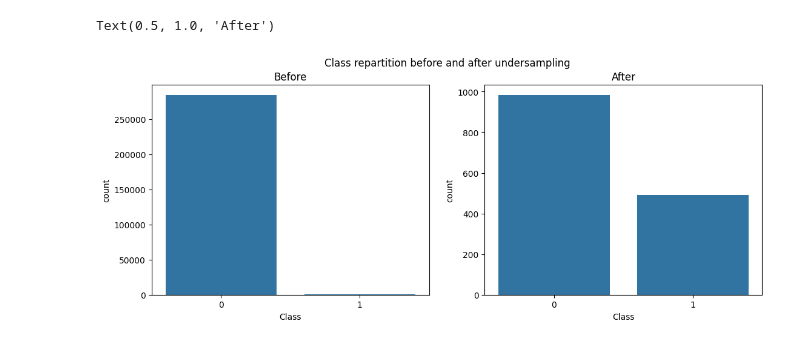
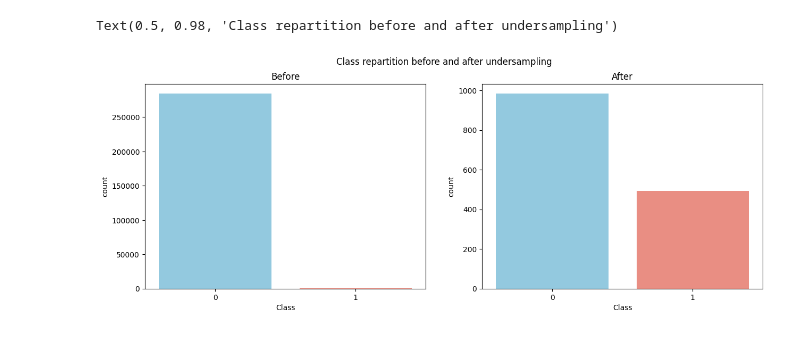
Before and after one commit to hoangggggggggggggg/Fraud-detection-by-SVC-model, a Jupyter notebook: code.ipynb, the cells around one changed output. Saved outputs shown, nothing was run; the diff lists cells and outputs as text; code cells hidden in the pictures.

```diff
--- a/code.ipynb
+++ b/code.ipynb
@@ -4,5 +5,5 @@ import numpy as np
 import matplotlib.pyplot as plt
 import seaborn as sns
 # %%
-credit_card_data = pd.read_csv("C:\\Users\\laptop\\Downloads\\archive_fraud\\creditcard.csv")
-credit_card_data.head()
+#read file csv
+credit_card_data = pd.read_csv("creditcard.csv")
@@ -46,30 +78,29 @@ credit_card_data = credit_card_data.drop("Time", axis=1)
 # %%
-import imblearn
 from imblearn.under_sampling import RandomUnderSampler
 
+# split column for feature and target
+X = credit_card_data.drop(columns=["Class"])
+Y = credit_card_data["Class"]
+# define undersample function
 undersample = RandomUnderSampler(sampling_strategy=0.5)
-cols = credit_card_data.columns.tolist()
-cols = [c for c in cols if c not in ["Class"]]
-target = "Class"
-#define X and Y
-X = credit_card_data[cols]
-Y = credit_card_data[target]
 # %%
-#undersample
+# undersample
 X_under, Y_under = undersample.fit_resample(X, Y)
-from pandas import DataFrame
-test = pd.DataFrame(Y_under, columns = ['Class'])
-#visualizing undersampling results
-fig, axs = plt.subplots(ncols=2, figsize=(13,4.5))
-sns.countplot(x="Class", data=credit_card_data, ax=axs[0])
-sns.countplot(x="Class", data=test, ax=axs[1])
+
+# visualize data distribution before and after undersampling
+df_under = pd.DataFrame({"Class": y_under})
+fig, axes = plt.subplots(1, 2, figsize=(15, 5))
+
+sns.countplot(x="Class", hue="Class", data=credit_card_data,
+              palette={0: "skyblue", 1: "salmon"}, legend=False, ax=axes[0])
+axes[0].set_title("Before")
+
+sns.countplot(x="Class", hue="Class", data=df_under,
+              palette={0: "skyblue", 1: "salmon"}, legend=False, ax=axes[1])
+axes[1].set_title("After")
 
 fig.suptitle("Class repartition before and after undersampling")
-a1=fig.axes[0]
-a1.set_title("Before")
-a2=fig.axes[1]
-a2.set_title("After")
 # %% [output]
-Text(0.5, 1.0, 'After')
+Text(0.5, 0.98, 'Class repartition before and after undersampling')
-[figure, old version]
+[figure, new version]
 # %%
```
Also changed, not shown: parts of 15 cells of this notebook, 2 other files.
